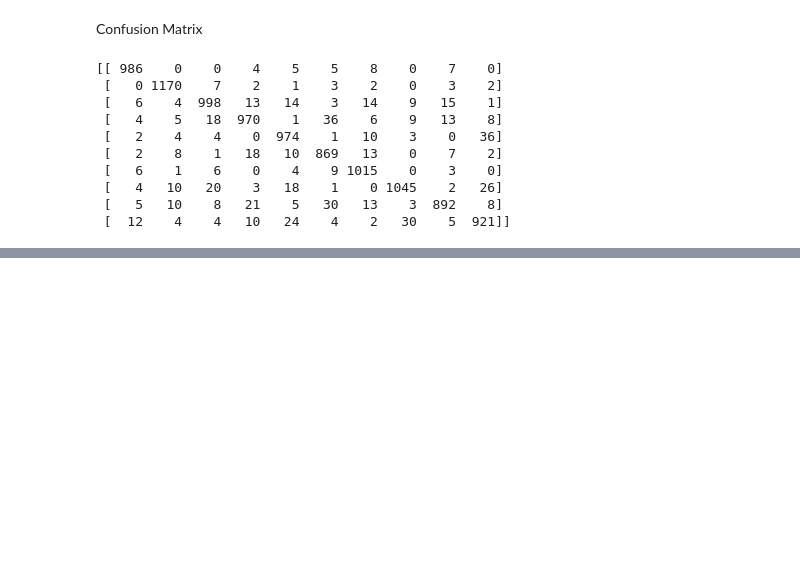
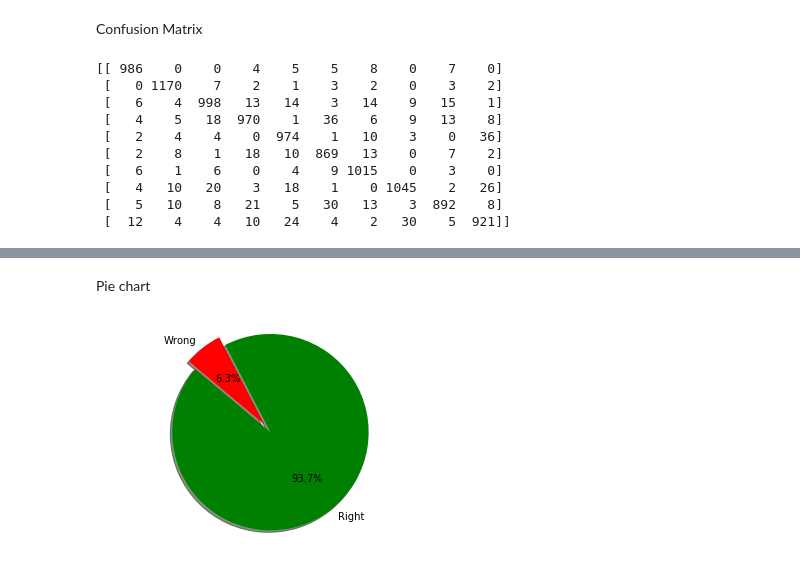
Before and after one commit to EmanAbobakr/Digits-recognition-using-SVM, a Jupyter notebook: SVM.ipynb, the cells around one changed output, grey strips where cells are left out. Saved outputs shown, nothing was run; the diff lists cells and outputs as text; code cells hidden in the pictures; blank space fills up the shorter version.

```diff
--- a/SVM.ipynb
+++ b/SVM.ipynb
@@ -145,0 +159,17 @@ print(cm)
+# %% [markdown]
+Pie chart
+# %%
+right = acc_svm*100
+wrong = 100 - right
+labels = 'Right','Wrong'
+sizes = [right, wrong]
+colors = ['green','red']
+explode = (0.1, 0)
+
+plt.pie(sizes, explode=explode, labels=labels, colors=colors,
+autopct='%1.1f%%', shadow=True, startangle=140)
+
+plt.axis('equal')
+plt.show()
+# %% [output]
+[figure, added]
```
Also changed, not shown: parts of 6 cells of this notebook.
